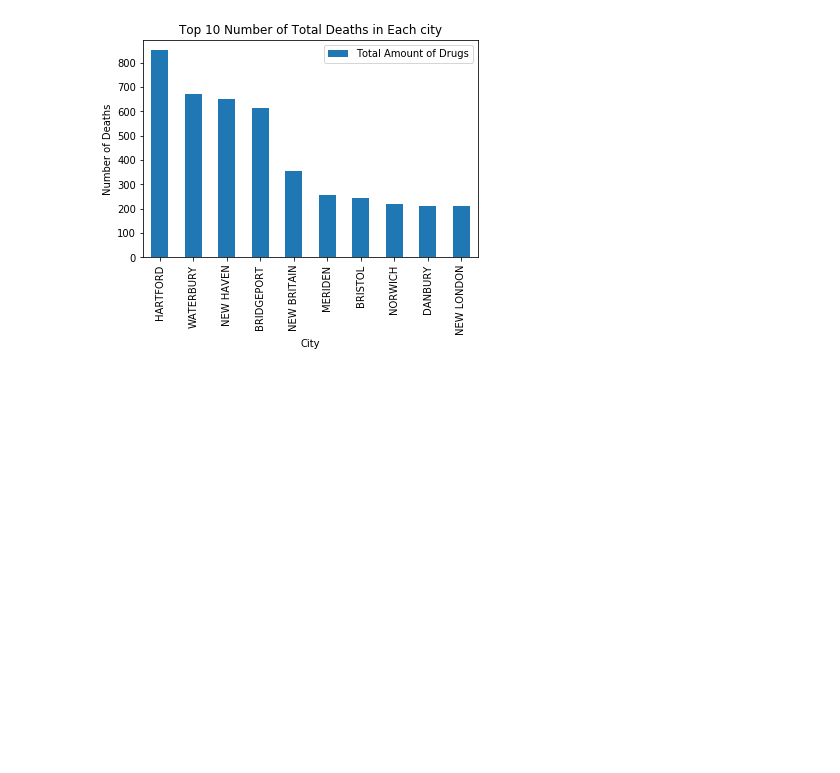
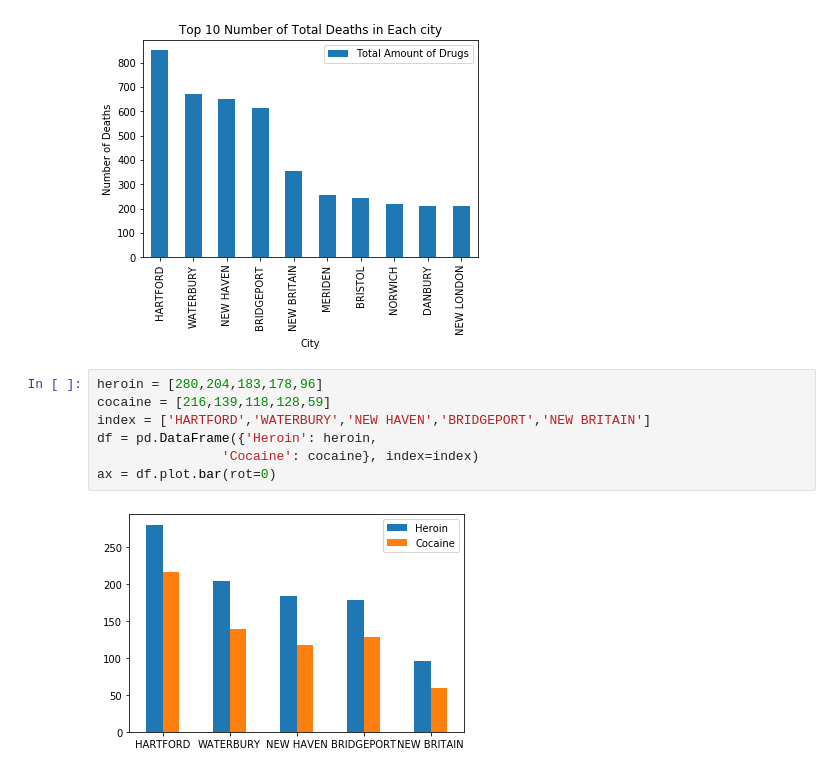
Before and after one commit to prerak-patel/Accidental-Drug-Related-Deaths, a Jupyter notebook: accidentalDrugRelatedDeaths.ipynb, the cells around one changed output. Cells and saved outputs as stored; diff of their text form; blank space fills up the shorter version.

```diff
--- a/accidentalDrugRelatedDeaths.ipynb
+++ b/accidentalDrugRelatedDeaths.ipynb
@@ -374,3 +374,12 @@ bdd.set_ylabel("Number of Deaths")
 # %% [output]
 Text(0, 0.5, 'Number of Deaths')
 [figure]
+# %%
+heroin = [280,204,183,178,96]
+cocaine = [216,139,118,128,59]
+index = ['HARTFORD','WATERBURY','NEW HAVEN','BRIDGEPORT','NEW BRITAIN']
+df = pd.DataFrame({'Heroin': heroin,
+                'Cocaine': cocaine}, index=index)
+ax = df.plot.bar(rot=0)
+# %% [output]
+[figure, added]
```
